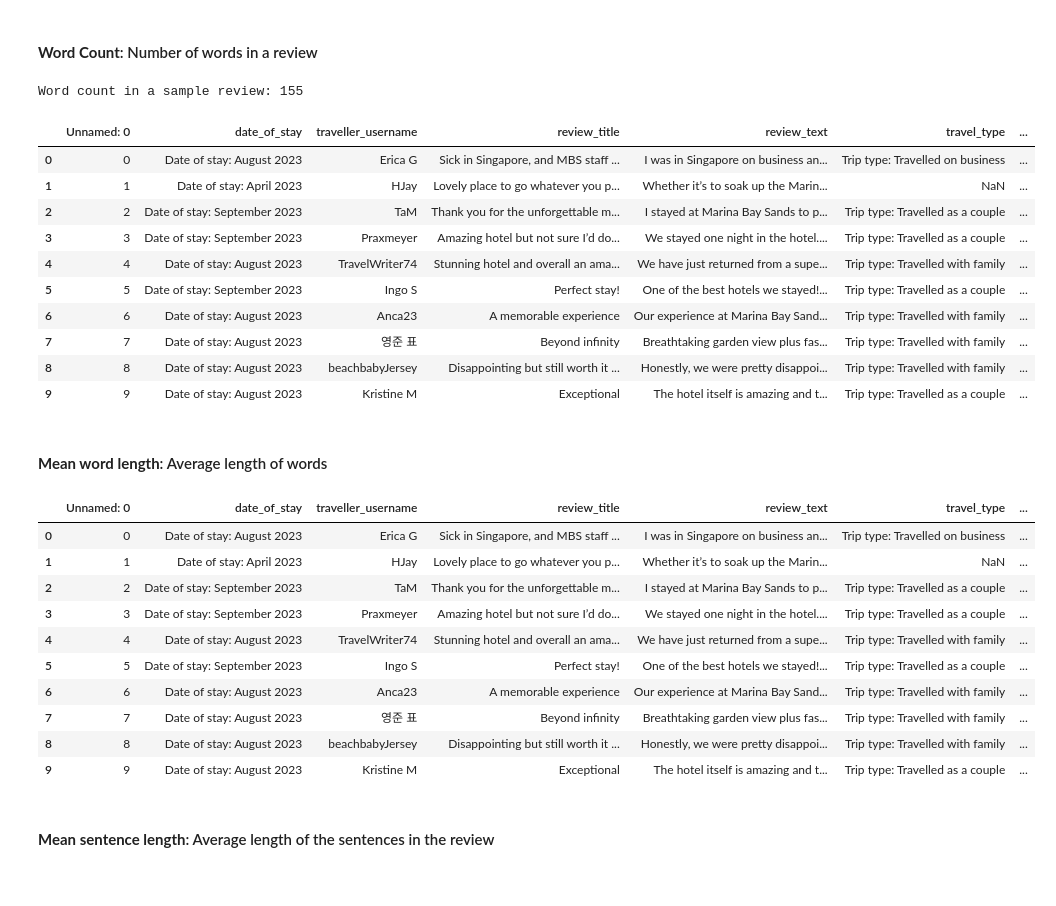
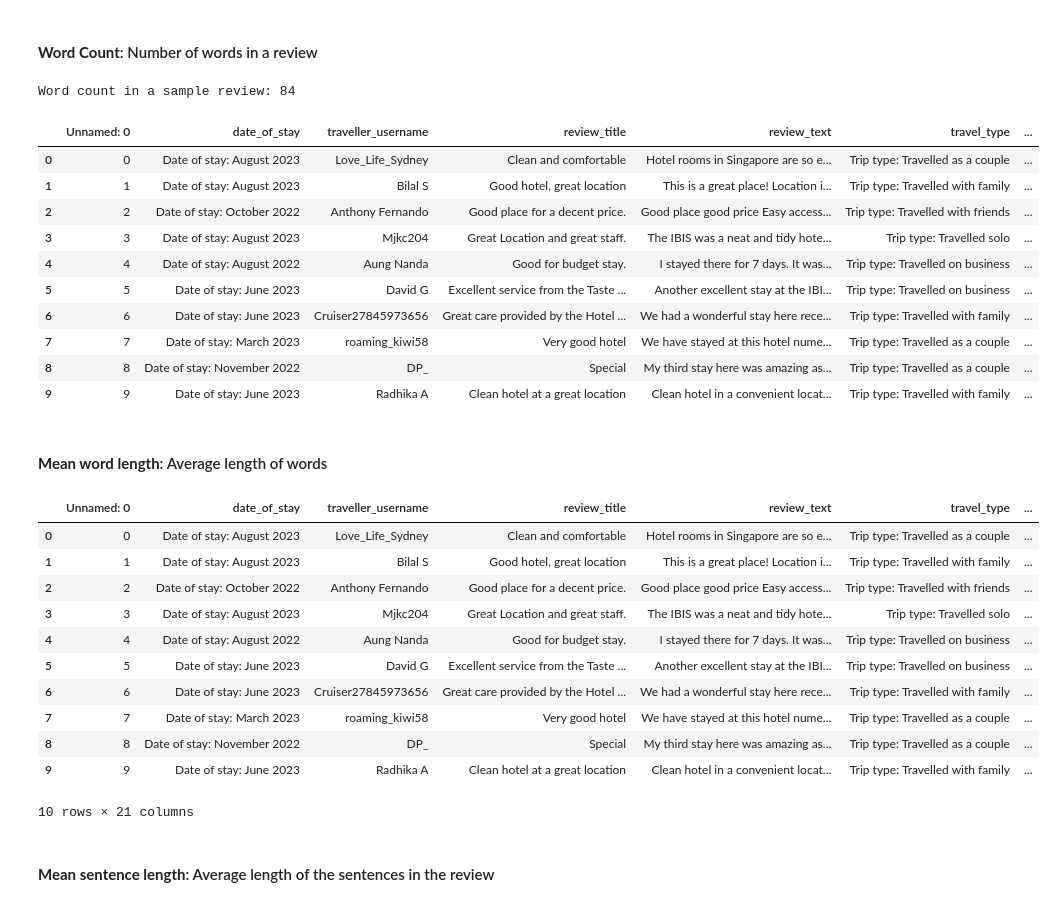
Before and after one commit to AmmarBagharib/sentiment_analysis_bt4222, a Jupyter notebook: codes/EDA.ipynb, the cells around one changed output. Cells and saved outputs as stored; diff of their text form; code cells hidden in the pictures.

```diff
--- a/codes/EDA.ipynb
+++ b/codes/EDA.ipynb
@@ -44,0 +39,30 @@ data.head(10)
+# %%
+ROOT = r'C:\Nga\BT4222\sentiment_analysis_bt4222'
+RAW_FOLDER = "data\\cleaned"
+# %%
+def combine_csv_to_dataframe(file_names):
+    """
+    Combine multiple CSV files into a single DataFrame.
+
+    Parameters:
+    file_names (list): List of CSV file names.
+
+    Returns:
+    pd.DataFrame: Combined DataFrame.
+    """
+    combined_df = pd.DataFrame()
+
+    for file_name in file_names:
+        file_name = ROOT + "\\"+RAW_FOLDER + "\\" + file_name
+        try:
+            df = pd.read_csv(file_name)
+            combined_df = pd.concat([combined_df, df], ignore_index=True)
+        except FileNotFoundError:
+            print(f"File not found: {file_name}")
+        except pd.errors.EmptyDataError:
+            print(f"Empty or invalid CSV file: {file_name}")
+
+    return combined_df
+# %%
+data = combine_csv_to_dataframe(star3)
+data[['traveller_username','date','travel_type','traveller_total_contributions','traveller_total_helpful_contributions','review_title','review_text','rating']].head(5)
@@ -189,46 +254,47 @@ data.head(10)
 # %% [markdown]
 #### **Word Count**: Number of words in a review
 # %%
-word_count = data['combined_review'][0].split()
+word_count = data['cleaned_review'][0].split()
 print(f'Word count in a sample review: {len(word_count)}')
 # %% [output]
-Word count in a sample review: 155
+Word count in a sample review: 84
 # %%
 def word_count(review):
     review_list = review.split()
     return len(review_list)
 # %%
-data['Word_count'] = data['combined_review'].apply(word_count)
+data['Word_count'] = data['cleaned_review'].apply(word_count)
 data.head(10)
 # %% [output]
 |  | Unnamed: 0 | date_of_stay | traveller_username | review_title | review_text | travel_type | ... |
-| 0 | 0 | Date of stay: August 2023 | Erica G | Sick in Singapore, and MBS staff ... | I was in Singapore on business an... | Trip type: Travelled on business | ... |
-| 1 | 1 | Date of stay: April 2023 | HJay | Lovely place to go whatever you p... | Whether it’s to soak up the Marin... | NaN | ... |
-| 2 | 2 | Date of stay: September 2023 | TaM | Thank you for the unforgettable m... | I stayed at Marina Bay Sands to p... | Trip type: Travelled as a couple | ... |
-| 3 | 3 | Date of stay: September 2023 | Praxmeyer | Amazing hotel but not sure I’d do... | We stayed one night in the hotel.... | Trip type: Travelled as a couple | ... |
-| 4 | 4 | Date of stay: August 2023 | TravelWriter74 | Stunning hotel and overall an ama... | We have just returned from a supe... | Trip type: Travelled with family | ... |
-| 5 | 5 | Date of stay: September 2023 | Ingo S | Perfect stay! | One of the best hotels we stayed!... | Trip type: Travelled as a couple | ... |
-| 6 | 6 | Date of stay: August 2023 | Anca23 | A memorable experience | Our experience at Marina Bay Sand... | Trip type: Travelled with family | ... |
-| 7 | 7 | Date of stay: August 2023 | 영준 표 | Beyond infinity | Breathtaking garden view plus fas... | Trip type: Travelled with family | ... |
-| 8 | 8 | Date of stay: August 2023 | beachbabyJersey | Disappointing but still worth it ... | Honestly, we were pretty disappoi... | Trip type: Travelled with family | ... |
-| 9 | 9 | Date of stay: August 2023 | Kristine M | Exceptional | The hotel itself is amazing and t... | Trip type: Travelled as a couple | ... |
+| 0 | 0 | Date of stay: August 2023 | Love_Life_Sydney | Clean and comfortable | Hotel rooms in Singapore are so e... | Trip type: Travelled as a couple | ... |
+| 1 | 1 | Date of stay: August 2023 | Bilal S | Good hotel, great location | This is a great place! Location i... | Trip type: Travelled with family | ... |
+| 2 | 2 | Date of stay: October 2022 | Anthony Fernando | Good place for a decent price. | Good place good price Easy access... | Trip type: Travelled with friends | ... |
+| 3 | 3 | Date of stay: August 2023 | Mjkc204 | Great Location and great staff. | The IBIS was a neat and tidy hote... | Trip type: Travelled solo | ... |
+| 4 | 4 | Date of stay: August 2022 | Aung Nanda | Good for budget stay. | I stayed there for 7 days. It was... | Trip type: Travelled on business | ... |
+| 5 | 5 | Date of stay: June 2023 | David G | Excellent service from the Taste ... | Another excellent stay at the IBI... | Trip type: Travelled on business | ... |
+| 6 | 6 | Date of stay: June 2023 | Cruiser27845973656 | Great care provided by the Hotel ... | We had a wonderful stay here rece... | Trip type: Travelled with family | ... |
+| 7 | 7 | Date of stay: March 2023 | roaming_kiwi58 | Very good hotel | We have stayed at this hotel nume... | Trip type: Travelled as a couple | ... |
+| 8 | 8 | Date of stay: November 2022 | DP_ | Special | My third stay here was amazing as... | Trip type: Travelled as a couple | ... |
+| 9 | 9 | Date of stay: June 2023 | Radhika A | Clean hotel at a great location | Clean hotel in a convenient locat... | Trip type: Travelled with family | ... |
 # %% [markdown]
 #### **Mean word length**: Average length of words
 # %%
-data['mean_word_length'] = data['combined_review'].map(lambda rev: np.mean([len(word) for word in rev.split()]))
+data['mean_word_length'] = data['cleaned_review'].map(lambda rev: np.mean([len(word) for word in rev.split()]))
 data.head(10)
 # %% [output]
 |  | Unnamed: 0 | date_of_stay | traveller_username | review_title | review_text | travel_type | ... |
-| 0 | 0 | Date of stay: August 2023 | Erica G | Sick in Singapore, and MBS staff ... | I was in Singapore on business an... | Trip type: Travelled on business | ... |
-| 1 | 1 | Date of stay: April 2023 | HJay | Lovely place to go whatever you p... | Whether it’s to soak up the Marin... | NaN | ... |
-| 2 | 2 | Date of stay: September 2023 | TaM | Thank you for the unforgettable m... | I stayed at Marina Bay Sands to p... | Trip type: Travelled as a couple | ... |
-| 3 | 3 | Date of stay: September 2023 | Praxmeyer | Amazing hotel but not sure I’d do... | We stayed one night in the hotel.... | Trip type: Travelled as a couple | ... |
-| 4 | 4 | Date of stay: August 2023 | TravelWriter74 | Stunning hotel and overall an ama... | We have just returned from a supe... | Trip type: Travelled with family | ... |
-| 5 | 5 | Date of stay: September 2023 | Ingo S | Perfect stay! | One of the best hotels we stayed!... | Trip type: Travelled as a couple | ... |
-| 6 | 6 | Date of stay: August 2023 | Anca23 | A memorable experience | Our experience at Marina Bay Sand... | Trip type: Travelled with family | ... |
-| 7 | 7 | Date of stay: August 2023 | 영준 표 | Beyond infinity | Breathtaking garden view plus fas... | Trip type: Travelled with family | ... |
-| 8 | 8 | Date of stay: August 2023 | beachbabyJersey | Disappointing but still worth it ... | Honestly, we were pretty disappoi... | Trip type: Travelled with family | ... |
-| 9 | 9 | Date of stay: August 2023 | Kristine M | Exceptional | The hotel itself is amazing and t... | Trip type: Travelled as a couple | ... |
+| 0 | 0 | Date of stay: August 2023 | Love_Life_Sydney | Clean and comfortable | Hotel rooms in Singapore are so e... | Trip type: Travelled as a couple | ... |
+| 1 | 1 | Date of stay: August 2023 | Bilal S | Good hotel, great location | This is a great place! Location i... | Trip type: Travelled with family | ... |
+| 2 | 2 | Date of stay: October 2022 | Anthony Fernando | Good place for a decent price. | Good place good price Easy access... | Trip type: Travelled with friends | ... |
+| 3 | 3 | Date of stay: August 2023 | Mjkc204 | Great Location and great staff. | The IBIS was a neat and tidy hote... | Trip type: Travelled solo | ... |
+| 4 | 4 | Date of stay: August 2022 | Aung Nanda | Good for budget stay. | I stayed there for 7 days. It was... | Trip type: Travelled on business | ... |
+| 5 | 5 | Date of stay: June 2023 | David G | Excellent service from the Taste ... | Another excellent stay at the IBI... | Trip type: Travelled on business | ... |
+| 6 | 6 | Date of stay: June 2023 | Cruiser27845973656 | Great care provided by the Hotel ... | We had a wonderful stay here rece... | Trip type: Travelled with family | ... |
+| 7 | 7 | Date of stay: March 2023 | roaming_kiwi58 | Very good hotel | We have stayed at this hotel nume... | Trip type: Travelled as a couple | ... |
+| 8 | 8 | Date of stay: November 2022 | DP_ | Special | My third stay here was amazing as... | Trip type: Travelled as a couple | ... |
+| 9 | 9 | Date of stay: June 2023 | Radhika A | Clean hotel at a great location | Clean hotel in a convenient locat... | Trip type: Travelled with family | ... |
+10 rows × 21 columns
 # %% [markdown]
 #### **Mean sentence length**: Average length of the sentences in the review
 # %%
```
Also changed, not shown: parts of 26 cells of this notebook, 17 other files.
